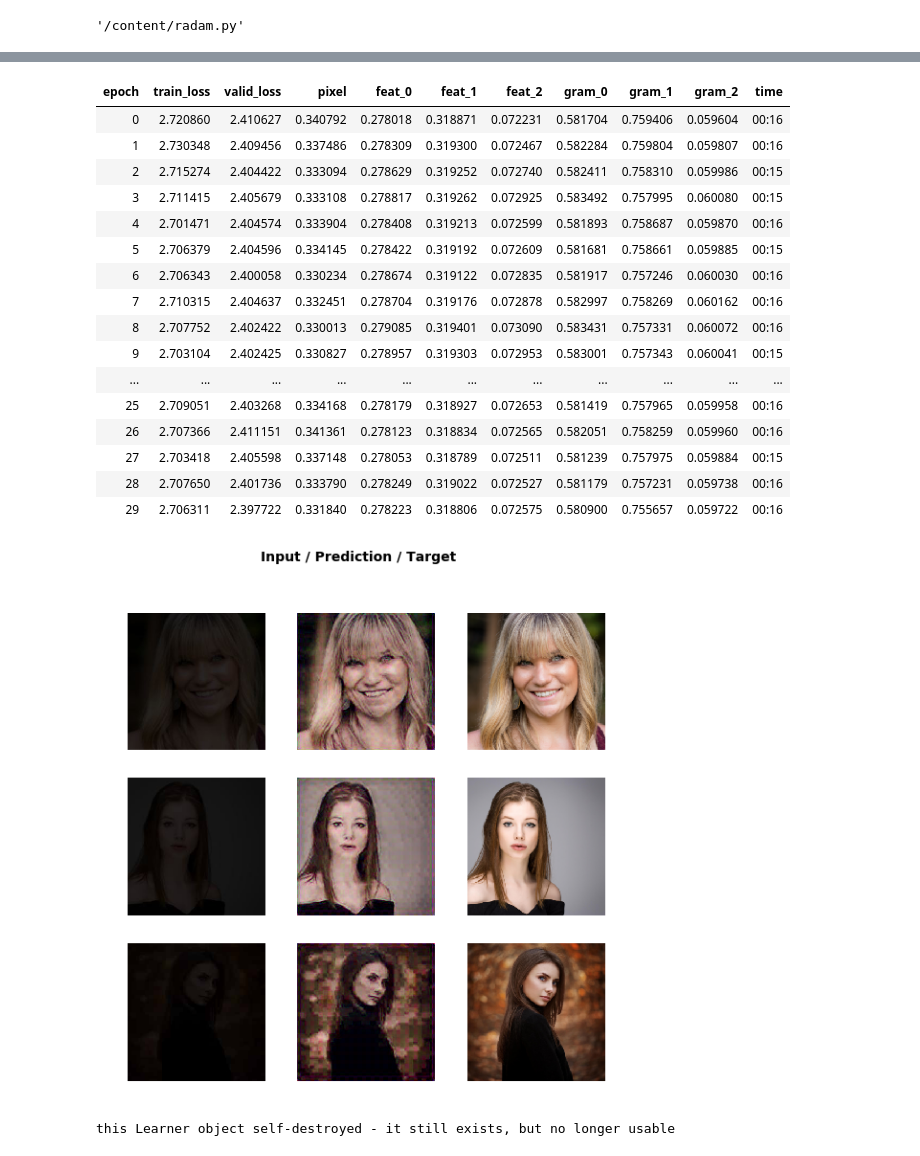
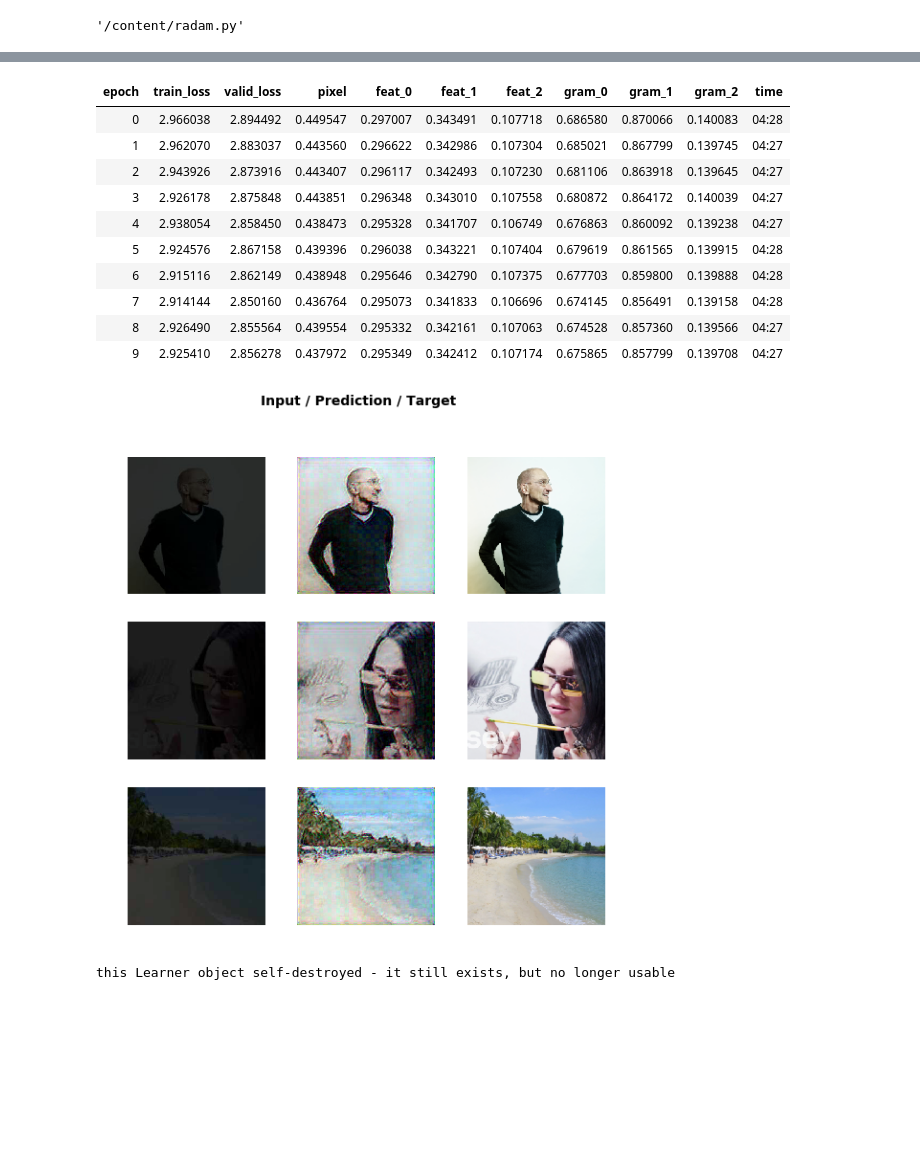
Before and after one commit to mrcasutt/lightinthedark, a Jupyter notebook: light_the_dark.ipynb, the cells around one changed output, grey strips where cells are left out. Cells and saved outputs as stored; diff of their text form; code cells hidden in the pictures; blank space fills up the shorter version.

```diff
--- a/light_the_dark.ipynb
+++ b/light_the_dark.ipynb
@@ -290,25 +305,19 @@ LR Finder is complete, type {learner_name}.recorder.plot() to see the graph.
 # %%
 #fit whole model with medium sized images
-do_fit('2b', slice(1e-5 ), pct_start=0.3,cycles=30)
+do_fit('2b', slice(1e-6,1e-4  ),cycles=10)
 # %% [output]
 | epoch | train_loss | valid_loss | pixel | feat_0 | feat_1 | feat_2 | gram_0 | gram_1 | gram_2 | time |
-| 0 | 2.720860 | 2.410627 | 0.340792 | 0.278018 | 0.318871 | 0.072231 | 0.581704 | 0.759406 | 0.059604 | 00:16 |
-| 1 | 2.730348 | 2.409456 | 0.337486 | 0.278309 | 0.319300 | 0.072467 | 0.582284 | 0.759804 | 0.059807 | 00:16 |
-| 2 | 2.715274 | 2.404422 | 0.333094 | 0.278629 | 0.319252 | 0.072740 | 0.582411 | 0.758310 | 0.059986 | 00:15 |
-| 3 | 2.711415 | 2.405679 | 0.333108 | 0.278817 | 0.319262 | 0.072925 | 0.583492 | 0.757995 | 0.060080 | 00:15 |
-| 4 | 2.701471 | 2.404574 | 0.333904 | 0.278408 | 0.319213 | 0.072599 | 0.581893 | 0.758687 | 0.059870 | 00:16 |
-| 5 | 2.706379 | 2.404596 | 0.334145 | 0.278422 | 0.319192 | 0.072609 | 0.581681 | 0.758661 | 0.059885 | 00:15 |
-| 6 | 2.706343 | 2.400058 | 0.330234 | 0.278674 | 0.319122 | 0.072835 | 0.581917 | 0.757246 | 0.060030 | 00:16 |
-| 7 | 2.710315 | 2.404637 | 0.332451 | 0.278704 | 0.319176 | 0.072878 | 0.582997 | 0.758269 | 0.060162 | 00:16 |
-| 8 | 2.707752 | 2.402422 | 0.330013 | 0.279085 | 0.319401 | 0.073090 | 0.583431 | 0.757331 | 0.060072 | 00:16 |
-| 9 | 2.703104 | 2.402425 | 0.330827 | 0.278957 | 0.319303 | 0.072953 | 0.583001 | 0.757343 | 0.060041 | 00:15 |
-| ... | ... | ... | ... | ... | ... | ... | ... | ... | ... | ... |
-| 25 | 2.709051 | 2.403268 | 0.334168 | 0.278179 | 0.318927 | 0.072653 | 0.581419 | 0.757965 | 0.059958 | 00:16 |
-| 26 | 2.707366 | 2.411151 | 0.341361 | 0.278123 | 0.318834 | 0.072565 | 0.582051 | 0.758259 | 0.059960 | 00:16 |
-| 27 | 2.703418 | 2.405598 | 0.337148 | 0.278053 | 0.318789 | 0.072511 | 0.581239 | 0.757975 | 0.059884 | 00:15 |
-| 28 | 2.707650 | 2.401736 | 0.333790 | 0.278249 | 0.319022 | 0.072527 | 0.581179 | 0.757231 | 0.059738 | 00:16 |
-| 29 | 2.706311 | 2.397722 | 0.331840 | 0.278223 | 0.318806 | 0.072575 | 0.580900 | 0.755657 | 0.059722 | 00:16 |
+| 0 | 2.966038 | 2.894492 | 0.449547 | 0.297007 | 0.343491 | 0.107718 | 0.686580 | 0.870066 | 0.140083 | 04:28 |
+| 1 | 2.962070 | 2.883037 | 0.443560 | 0.296622 | 0.342986 | 0.107304 | 0.685021 | 0.867799 | 0.139745 | 04:27 |
+| 2 | 2.943926 | 2.873916 | 0.443407 | 0.296117 | 0.342493 | 0.107230 | 0.681106 | 0.863918 | 0.139645 | 04:27 |
+| 3 | 2.926178 | 2.875848 | 0.443851 | 0.296348 | 0.343010 | 0.107558 | 0.680872 | 0.864172 | 0.140039 | 04:27 |
+| 4 | 2.938054 | 2.858450 | 0.438473 | 0.295328 | 0.341707 | 0.106749 | 0.676863 | 0.860092 | 0.139238 | 04:27 |
+| 5 | 2.924576 | 2.867158 | 0.439396 | 0.296038 | 0.343221 | 0.107404 | 0.679619 | 0.861565 | 0.139915 | 04:28 |
+| 6 | 2.915116 | 2.862149 | 0.438948 | 0.295646 | 0.342790 | 0.107375 | 0.677703 | 0.859800 | 0.139888 | 04:28 |
+| 7 | 2.914144 | 2.850160 | 0.436764 | 0.295073 | 0.341833 | 0.106696 | 0.674145 | 0.856491 | 0.139158 | 04:28 |
+| 8 | 2.926490 | 2.855564 | 0.439554 | 0.295332 | 0.342161 | 0.107063 | 0.674528 | 0.857360 | 0.139566 | 04:27 |
+| 9 | 2.925410 | 2.856278 | 0.437972 | 0.295349 | 0.342412 | 0.107174 | 0.675865 | 0.857799 | 0.139708 | 04:27 |
-[figure, old version]
+[figure, new version]
 # %%
 #destroy learner
 learn.destroy()
```
Also changed, not shown: parts of 38 cells of this notebook.
